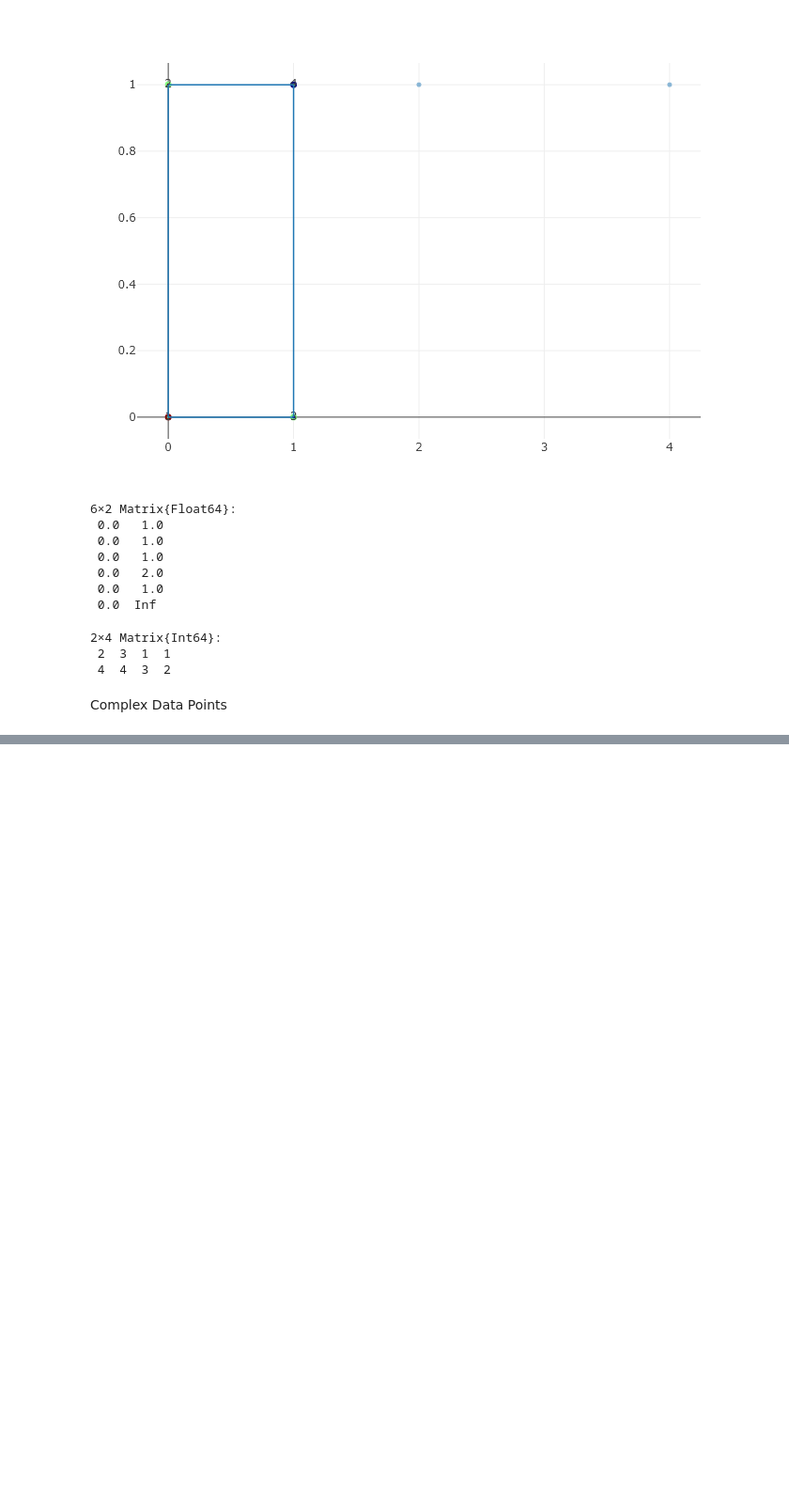
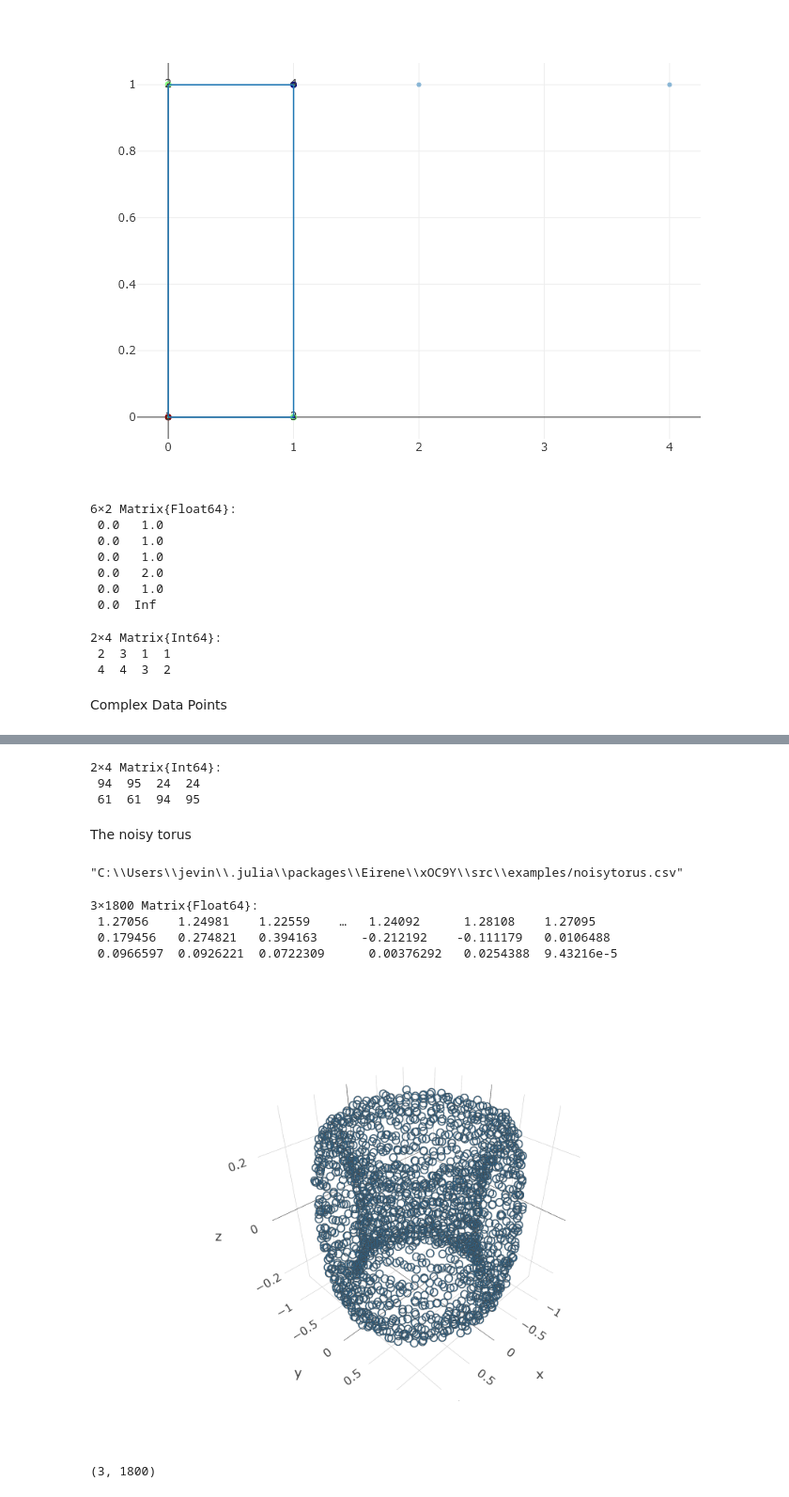
Before and after one commit to Jevi-Waugh/PH-AML, a Jupyter notebook: notebooks/features.ipynb, the cells around one changed output, grey strips where cells are left out. Shown at 94% size. Cells and saved outputs as stored; diff of their text form; code cells hidden in the pictures; blank space fills up the shorter version.

Commit message:
noisytorus

```diff
--- a/notebooks/features.ipynb
+++ b/notebooks/features.ipynb
@@ -118,0 +146,10 @@ plotclassrep_pjs(PH,dim=2, class=1)
+# %%
+classrep(PH, dim=1, class=1)
+# m x n matrix and m = dim + 1
+# this is because for a 2d simplex (triangle), you have 3 vertices
+# every column is a simple, specifically a 2d simplex
+# also depends which dim was selected as well
+# %% [output]
+2×4 Matrix{Int64}:
+ 94  95  24  24
+ 61  61  94  95
@@ -118,0 +158,21 @@ plotclassrep_pjs(PH,dim=2, class=1)
+# %% [markdown]
+The noisy torus
+# %%
+filepath = eirenefilepath("noisytorus")
+# %% [output]
+"C:\\Users\\jevin\\.julia\\packages\\Eirene\\xOC9Y\\src\\examples/noisytorus.csv"
+# %%
+p_homology = readdlm(filepath, ',')
+# %% [output]
+3×1800 Matrix{Float64}:
+ 1.27056    1.24981    1.22559    …   1.24092      1.28108    1.27095
+ 0.179456   0.274821   0.394163      -0.212192    -0.111179   0.0106488
+ 0.0966597  0.0926221  0.0722309      0.00376292   0.0254388  9.43216e-5
+# %%
+ezplot_pjs(p_homology)
+# %% [output]
+[figure, added]
+# %%
+size(p_homology)
+# %% [output]
+(3, 1800)
```
Also changed, not shown: parts of 12 cells of this notebook.
